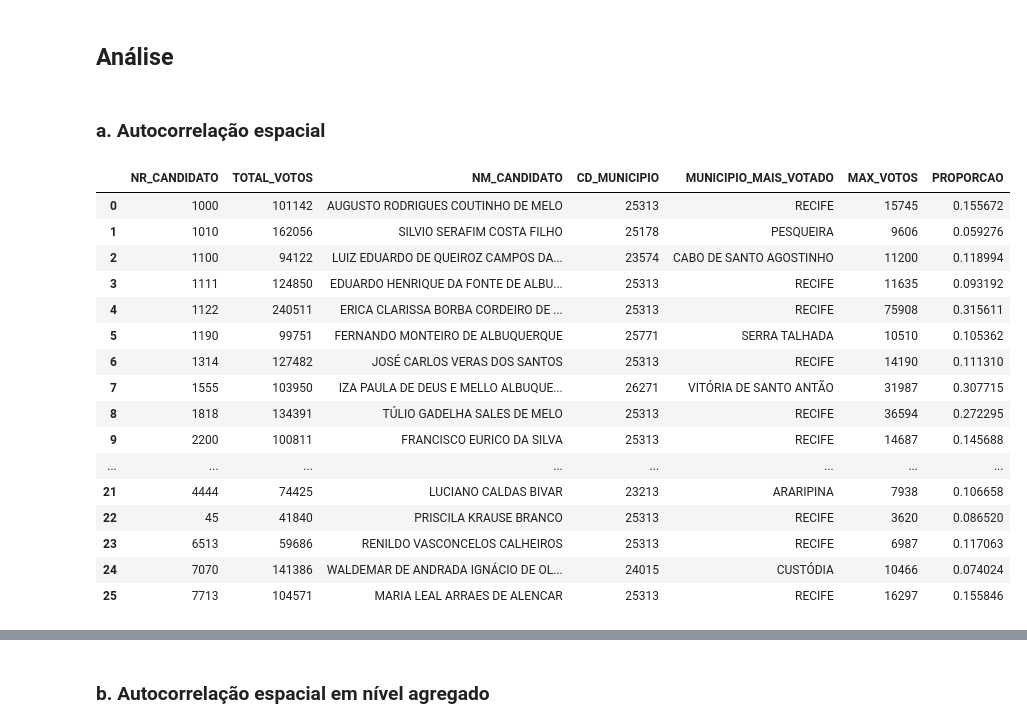
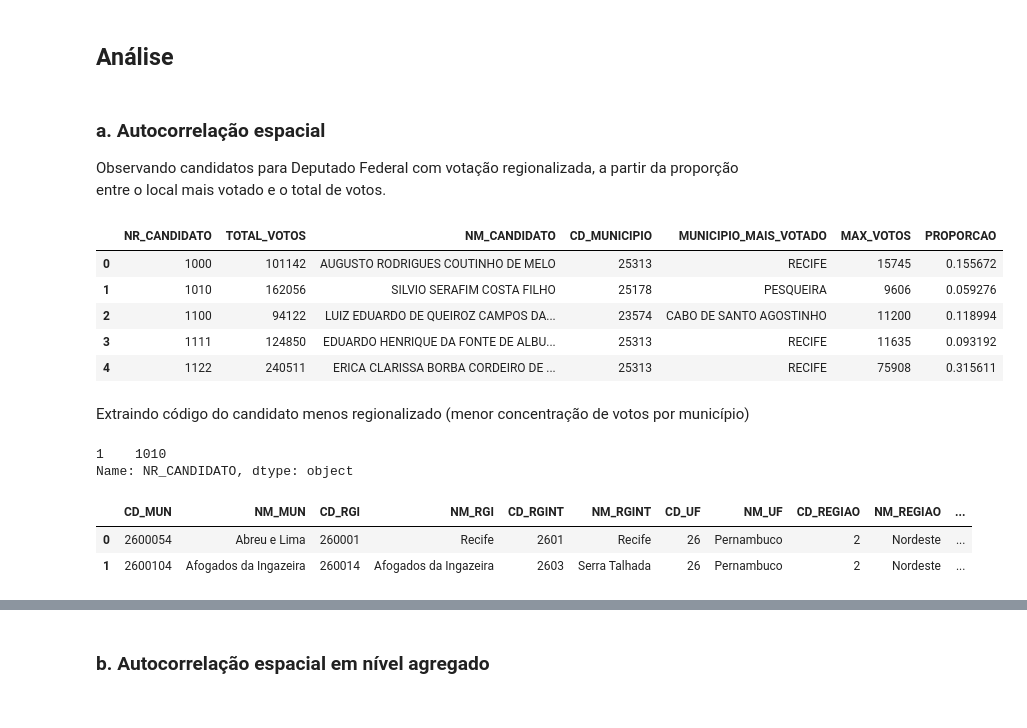
Before and after one commit to aliciamarzola/tp_bdg, a Jupyter notebook: NotebookPrincipal.ipynb, the cells around one changed output, grey strips where cells are left out. Saved outputs shown, nothing was run; the diff lists cells and outputs as text; code cells hidden in the pictures.

Commit message:
graficos analise espacial

```diff
--- a/NotebookPrincipal.ipynb
+++ b/NotebookPrincipal.ipynb
@@ -544,46 +551,56 @@ mapa.head(2)
 | 1 | 2600104 | Afogados da Ingazeira | 260014 | Afogados da Ingazeira | 2603 | Serra Talhada | 26 | Pernambuco | 2 | Nordeste | ... |
 # %% [markdown]
 ## Análise
-# %% [markdown]
-### a. Autocorrelação espacial
+# %% [markdown]
+### a. Autocorrelação espacial
+
+Observando candidatos para Deputado Federal com votação regionalizada, a partir da proporção entre o local mais votado e o total de votos.
 # %%
 # Onde cada candidato eleito foi mais votado e qual a proporção entre esse local e o total.
 df_merged = pd.merge(votos_municipio, deputados_partidos, on='NR_CANDIDATO', how='left')
 
 df_valido = df_merged[df_merged['RESULTADO'].isin(['1', '2', '3'])]
 
 df_aggregated = df_valido.groupby(['NM_CANDIDATO', 'NR_CANDIDATO', 'CD_MUNICIPIO', 'NM_MUNICIPIO'])['QT_VOTOS'].sum().reset_index()
 
 # Calculando o total de votos por candidato
 df_totals = df_aggregated.groupby('NR_CANDIDATO')['QT_VOTOS'].sum().reset_index()
 df_totals.rename(columns={'QT_VOTOS': 'TOTAL_VOTOS'}, inplace=True)
 
 # Encontrando o município mais votado por candidato
 df_max_votes = df_aggregated.loc[df_aggregated.groupby('NR_CANDIDATO')['QT_VOTOS'].idxmax()]
 df_max_votes.rename(columns={'QT_VOTOS': 'MAX_VOTOS', 'NM_MUNICIPIO': 'MUNICIPIO_MAIS_VOTADO'}, inplace=True)
 
 # Juntando as informações
 df_result = pd.merge(df_totals, df_max_votes, on='NR_CANDIDATO')
 
 # Calculando a proporção entre o município mais votado e o total de votos
 df_result['PROPORCAO'] = df_result['MAX_VOTOS'] / df_result['TOTAL_VOTOS']
 
-df_result.head(30)
+df_result.head(5)
 # %% [output]
 |  | NR_CANDIDATO | TOTAL_VOTOS | NM_CANDIDATO | CD_MUNICIPIO | MUNICIPIO_MAIS_VOTADO | MAX_VOTOS | PROPORCAO |
 | 0 | 1000 | 101142 | AUGUSTO RODRIGUES COUTINHO DE MELO | 25313 | RECIFE | 15745 | 0.155672 |
 | 1 | 1010 | 162056 | SILVIO SERAFIM COSTA FILHO | 25178 | PESQUEIRA | 9606 | 0.059276 |
 | 2 | 1100 | 94122 | LUIZ EDUARDO DE QUEIROZ CAMPOS DA... | 23574 | CABO DE SANTO AGOSTINHO | 11200 | 0.118994 |
 | 3 | 1111 | 124850 | EDUARDO HENRIQUE DA FONTE DE ALBU... | 25313 | RECIFE | 11635 | 0.093192 |
 | 4 | 1122 | 240511 | ERICA CLARISSA BORBA CORDEIRO DE ... | 25313 | RECIFE | 75908 | 0.315611 |
-| 5 | 1190 | 99751 | FERNANDO MONTEIRO DE ALBUQUERQUE | 25771 | SERRA TALHADA | 10510 | 0.105362 |
-| 6 | 1314 | 127482 | JOSÉ CARLOS VERAS DOS SANTOS | 25313 | RECIFE | 14190 | 0.111310 |
-| 7 | 1555 | 103950 | IZA PAULA DE DEUS E MELLO ALBUQUE... | 26271 | VITÓRIA DE SANTO ANTÃO | 31987 | 0.307715 |
-| 8 | 1818 | 134391 | TÚLIO GADELHA SALES DE MELO | 25313 | RECIFE | 36594 | 0.272295 |
-| 9 | 2200 | 100811 | FRANCISCO EURICO DA SILVA | 25313 | RECIFE | 14687 | 0.145688 |
-| ... | ... | ... | ... | ... | ... | ... | ... |
-| 21 | 4444 | 74425 | LUCIANO CALDAS BIVAR | 23213 | ARARIPINA | 7938 | 0.106658 |
-| 22 | 45 | 41840 | PRISCILA KRAUSE BRANCO | 25313 | RECIFE | 3620 | 0.086520 |
-| 23 | 6513 | 59686 | RENILDO VASCONCELOS CALHEIROS | 25313 | RECIFE | 6987 | 0.117063 |
-| 24 | 7070 | 141386 | WALDEMAR DE ANDRADA IGNÁCIO DE OL... | 24015 | CUSTÓDIA | 10466 | 0.074024 |
-| 25 | 7713 | 104571 | MARIA LEAL ARRAES DE ALENCAR | 25313 | RECIFE | 16297 | 0.155846 |
+# %% [markdown]
+Extraindo código do candidato menos regionalizado (menor concentração de votos por município)
+# %%
+canditado_regionalizado = df_result.loc[df_result['PROPORCAO'] == df_result['PROPORCAO'].min()]['NR_CANDIDATO']
+canditado_regionalizado
+# %% [output]
+1    1010
+Name: NR_CANDIDATO, dtype: object
+# %%
+mapa['CD_MUN'] = mapa['CD_MUN'].astype(int)
+votos_municipio['CD_MUNICIPIO'] = votos_municipio['CD_MUNICIPIO'].astype(int)
+votos_municipio['QT_VOTOS'] = votos_municipio['QT_VOTOS'].astype(int)
+
+mapa_trad = mapa.merge(traducao, on='CD_MUN')
+mapa_trad.head(2)
+# %% [output]
+|  | CD_MUN | NM_MUN | CD_RGI | NM_RGI | CD_RGINT | NM_RGINT | CD_UF | NM_UF | CD_REGIAO | NM_REGIAO | ... |
+| 0 | 2600054 | Abreu e Lima | 260001 | Recife | 2601 | Recife | 26 | Pernambuco | 2 | Nordeste | ... |
+| 1 | 2600104 | Afogados da Ingazeira | 260014 | Afogados da Ingazeira | 2603 | Serra Talhada | 26 | Pernambuco | 2 | Nordeste | ... |
```
Also changed, not shown: parts of 12 cells of this notebook.
